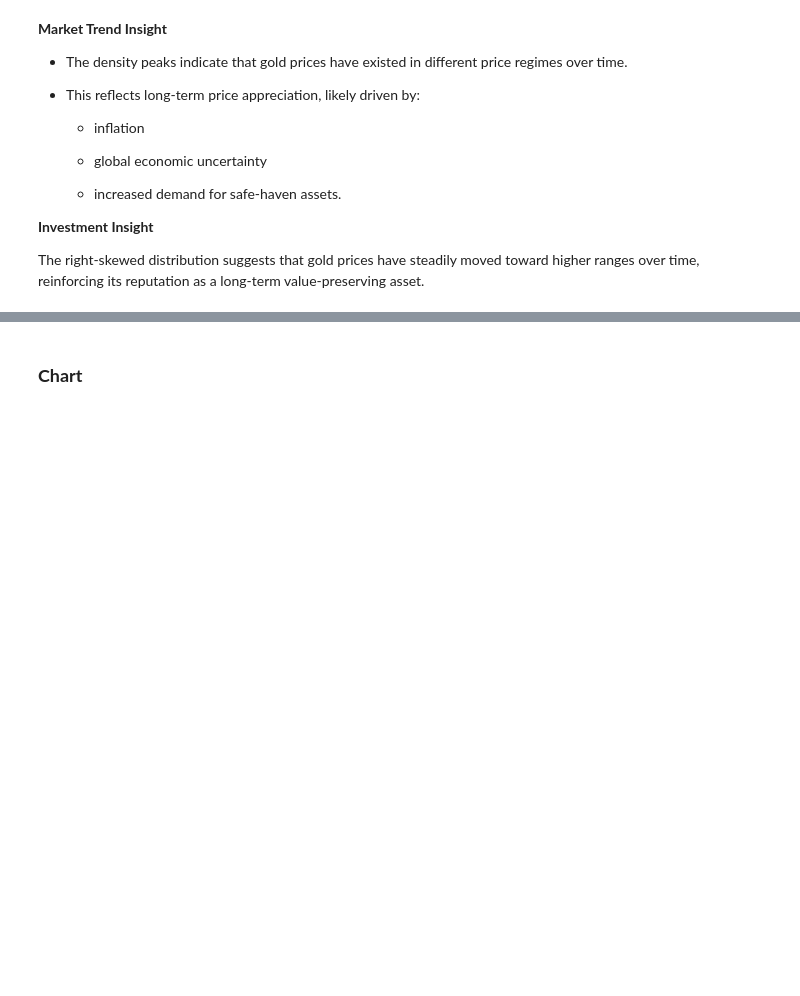
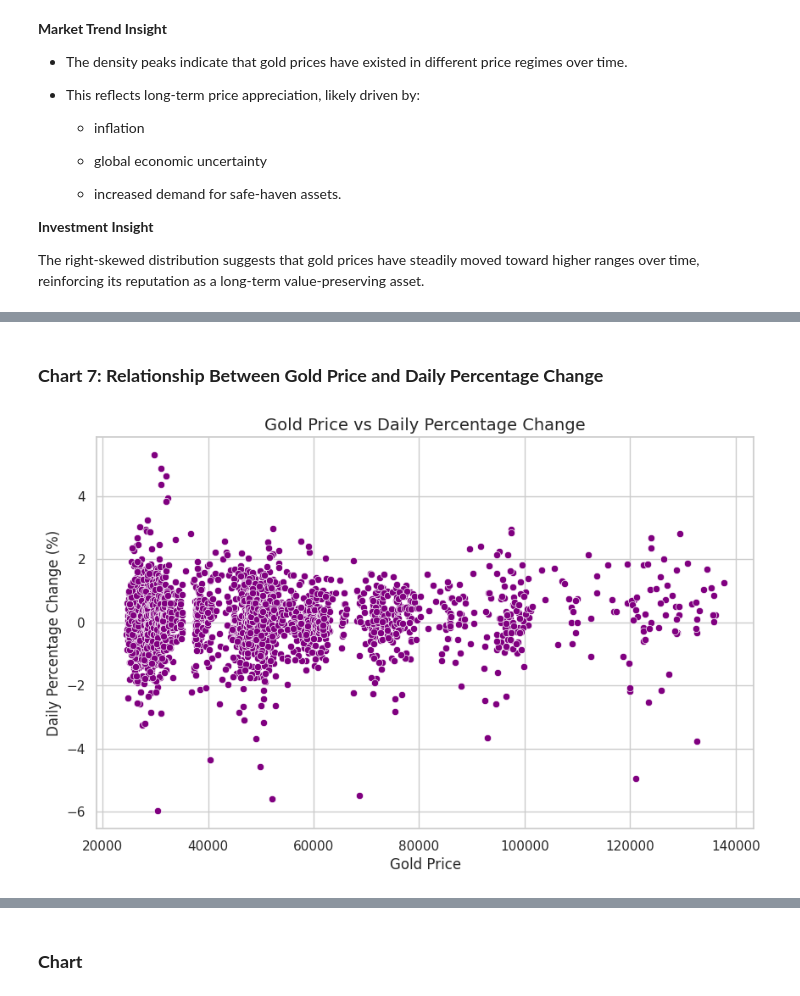
Before and after one commit to Sagarjain93/Machine-Learning-Portfolio, a Jupyter notebook: 03_ML_Practice/Gold_Price_Prediction_Forecasting/03_notebook/02_eda.ipynb, the cells around one changed output, grey strips where cells are left out. Saved outputs shown, nothing was run; the diff lists cells and outputs as text; code cells hidden in the pictures; blank space fills up the shorter version.

```diff
--- a/03_ML_Practice/Gold_Price_Prediction_Forecasting/03_notebook/02_eda.ipynb
+++ b/03_ML_Practice/Gold_Price_Prediction_Forecasting/03_notebook/02_eda.ipynb
@@ -675,0 +743,24 @@ The right-skewed distribution suggests that gold prices have steadily moved towa
+# %% [markdown]
+### **Chart 7: Relationship Between Gold Price and Daily Percentage Change**
+# %%
+# Chart 7: Gold Price vs Daily Percentage Change
+
+# This scatter plot helps analyze the relationship between
+# gold price levels and the daily percentage change (volatility).
+# It helps identify whether large percentage movements happen
+# at specific price ranges.
+
+plt.figure(figsize=(10,6))  # set figure size
+
+# Scatter plot showing relationship between Price and Chg%
+sns.scatterplot(x=df["Price"], y=df["Chg%"], color="purple")
+
+# Chart title and axis labels
+plt.title("Gold Price vs Daily Percentage Change", fontsize=14)
+plt.xlabel("Gold Price")
+plt.ylabel("Daily Percentage Change (%)")
+
+# Display the chart
+plt.show()
+# %% [output]
+[figure, added]
```
Also changed, not shown: parts of 60 cells of this notebook.
